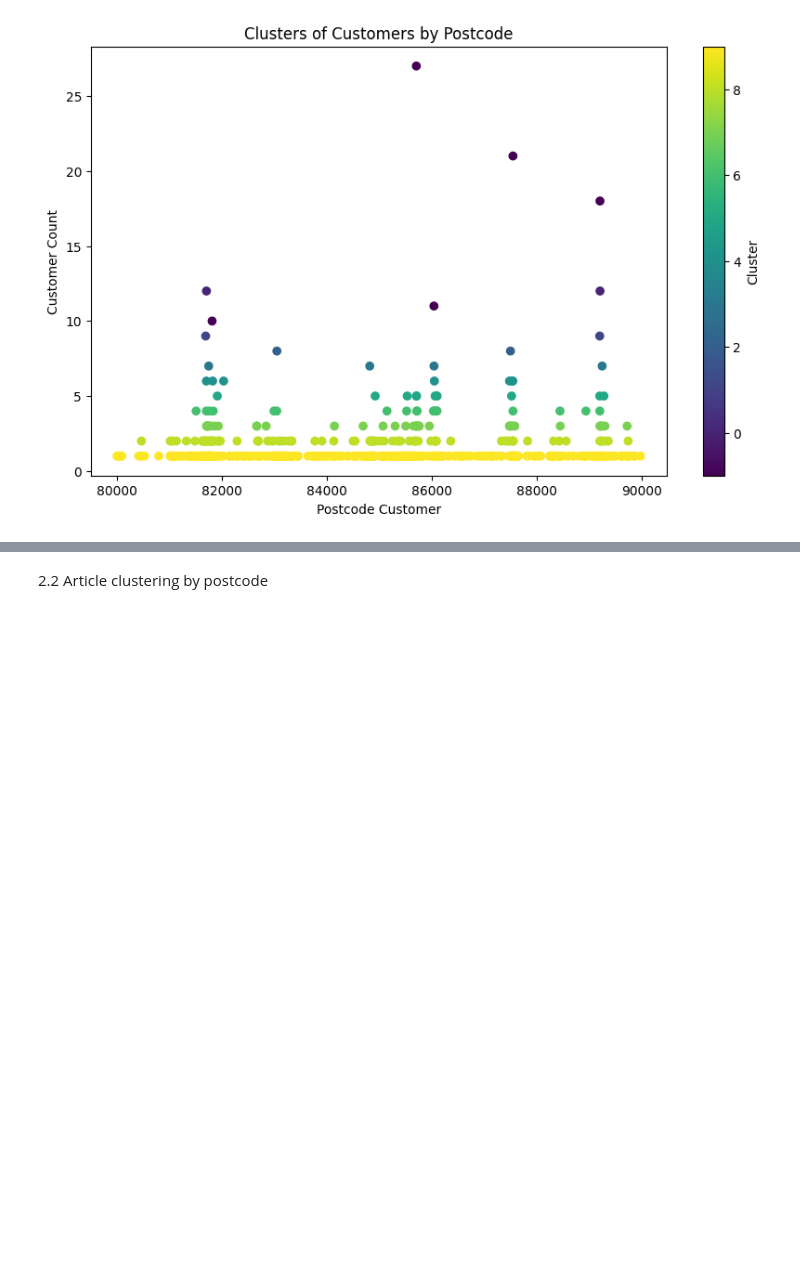
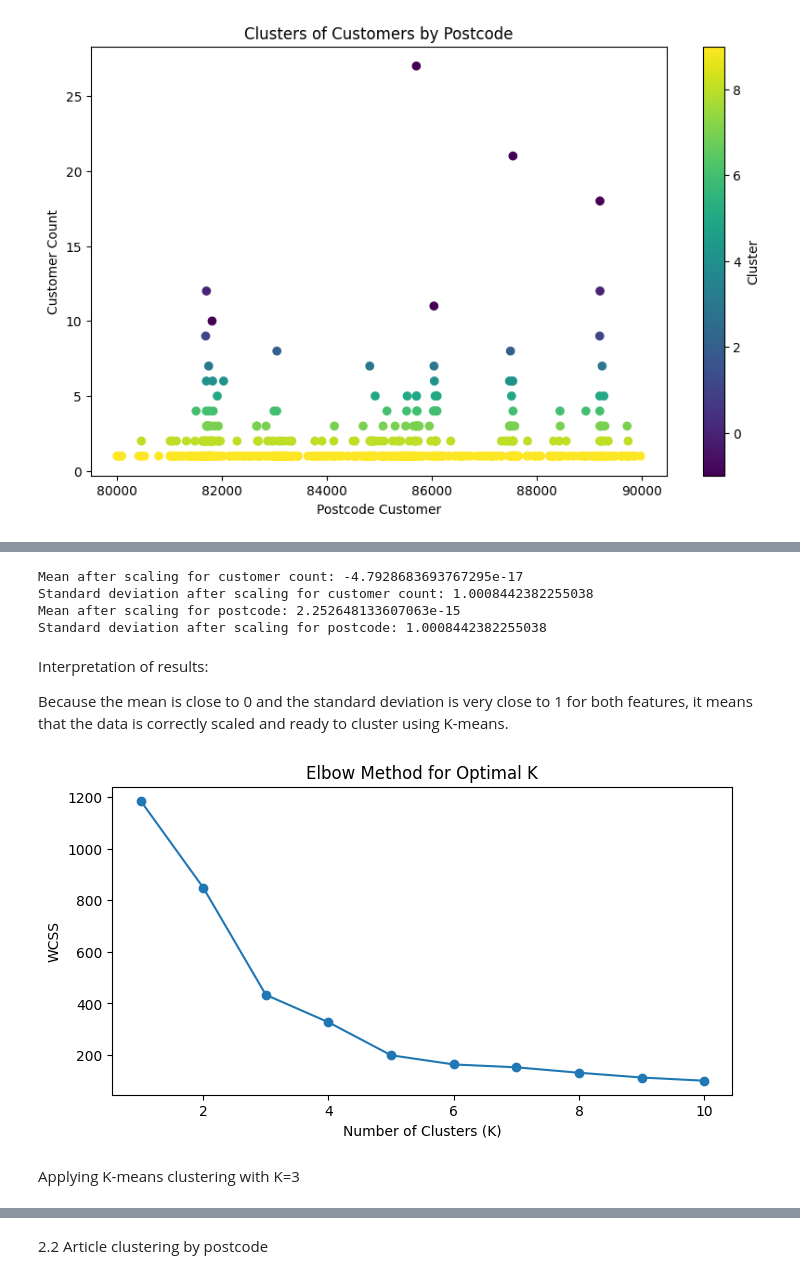
Before and after one commit to Wendyessilfie/Business-statistics-, a Jupyter notebook: taoyin notebook.ipynb, the cells around one changed output, grey strips where cells are left out. Cells and saved outputs as stored; diff of their text form; code cells hidden in the pictures; blank space fills up the shorter version.

```diff
--- a/taoyin notebook.ipynb
+++ b/taoyin notebook.ipynb
@@ -537,0 +618,43 @@ customers_by_postcode_sorted.head(10)
+# %%
+# Check mean and standard deviation of the scaled data for customer count
+mean_customer_count = customers_by_postcode_scaled['customer_count_scaled'].mean()  # should be close to 0
+std_dev_customer_count = customers_by_postcode_scaled['customer_count_scaled'].std()  # should be close to 1
+
+print(f"Mean after scaling for customer count: {mean_customer_count}")
+print(f"Standard deviation after scaling for customer count: {std_dev_customer_count}")
+
+# Check mean and standard deviation of the scaled data for postcode
+mean_postcode = customers_by_postcode_scaled['postcode_scaled'].mean()  # should be close to 0
+std_dev_postcode = customers_by_postcode_scaled['postcode_scaled'].std()  # should be close to 1
+
+print(f"Mean after scaling for postcode: {mean_postcode}")
+print(f"Standard deviation after scaling for postcode: {std_dev_postcode}")
+# %% [output]
+Mean after scaling for customer count: -4.7928683693767295e-17
+Standard deviation after scaling for customer count: 1.0008442382255038
+Mean after scaling for postcode: 2.252648133607063e-15
+Standard deviation after scaling for postcode: 1.0008442382255038
+# %% [markdown]
+Interpretation of results:
+
+Because the mean is close to 0 and the standard deviation is very close to 1 for both features, it means that the data is correctly scaled and ready to cluster using K-means.
+# %%
+wcss = [] # empty list to store WCSS for each k-value
+
+# test values 1-10 for K
+for k in range (1, 11):
+    kmeans = KMeans(n_clusters=k, random_state=0) # setting the number of clusters
+    kmeans.fit(X_scaled_kmeans) # fit k-means model
+    wcss.append(kmeans.inertia_) # append wcss to list
+
+# plot wcss values to find the elbow
+plt.figure(figsize=(8, 4))
+plt.plot(range(1, 11), wcss, marker='o')
+plt.xlabel('Number of Clusters (K)')
+plt.ylabel('WCSS')
+plt.title('Elbow Method for Optimal K')
+plt.show()
+# %% [output]
+[figure, added]
+# %% [markdown]
+Applying K-means clustering with K=3
```
Also changed, not shown: parts of 31 cells of this notebook.
